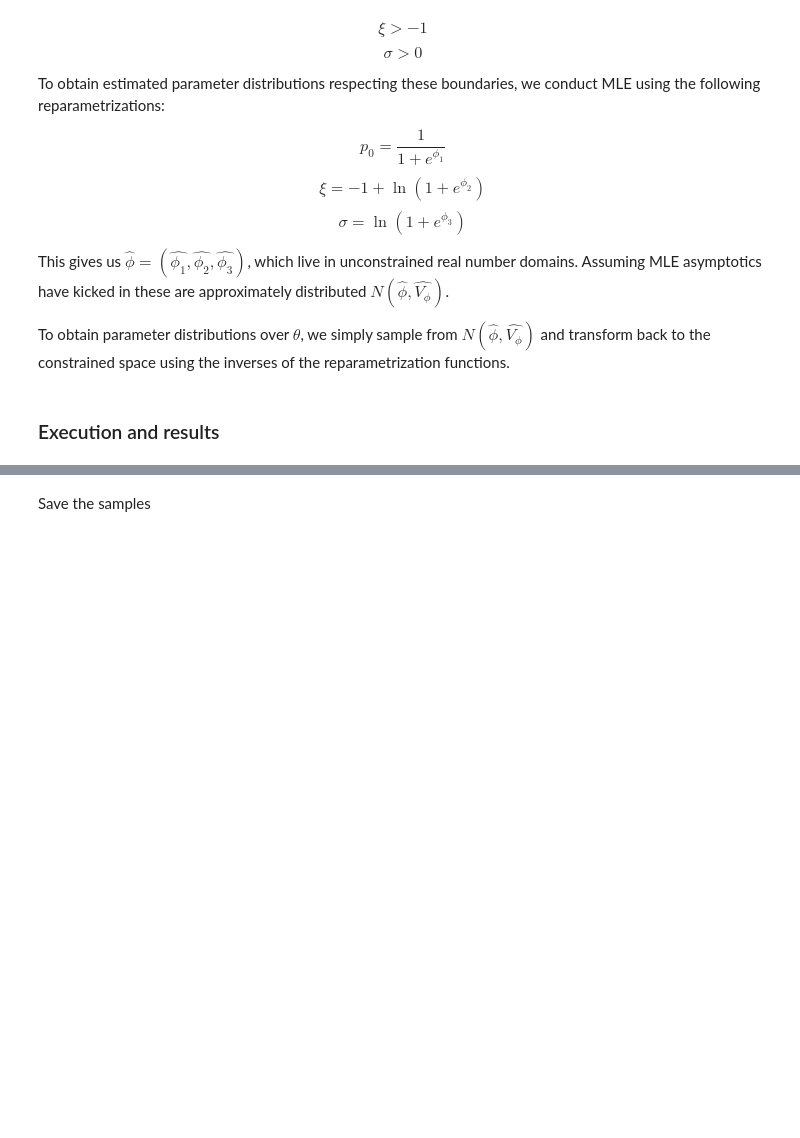
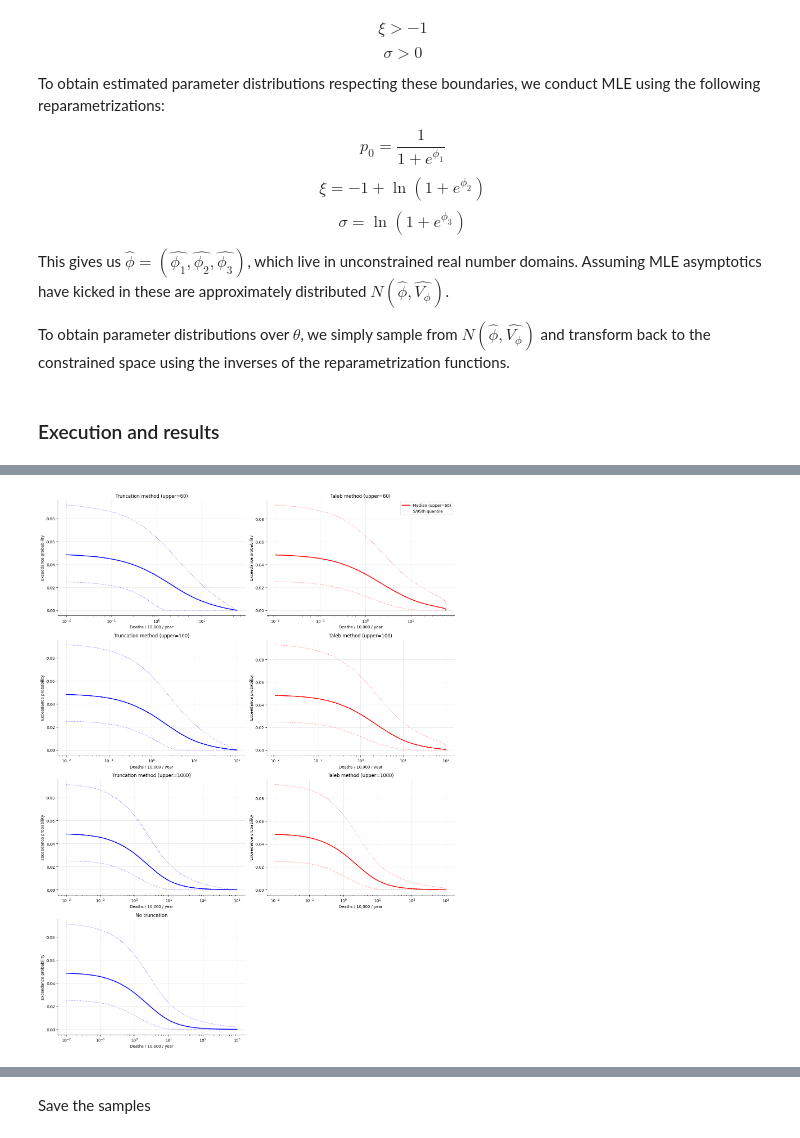
Before and after one commit to DevInnovationLab/pandemic_model_public, a Jupyter notebook: python/notebooks/35 mle_uncertainty_param_transform.ipynb, the cells around one changed output, grey strips where cells are left out. Drawn from its saved outputs; the diff is of its cells as text; code cells hidden in the pictures; blank space fills up the shorter version.

```diff
--- a/python/notebooks/35 mle_uncertainty_param_transform.ipynb
+++ b/python/notebooks/35 mle_uncertainty_param_transform.ipynb
@@ -337,0 +421,99 @@ plt.savefig("../../output/severity_distributions/allrisk_base_exceedance_fn.jpg"
+# %%
+# Create figure with n x 2 subplots where n is number of upper bounds
+n_upper_bounds = len(param_samples)
+fig, axes = plt.subplots(n_upper_bounds, 2, figsize=(15, 5*n_upper_bounds))
+
+# Plot for each upper bound result
+for i, samples in enumerate(param_samples):
+    upper = samples['upper_bound']
+    trunc_p_draws = samples['trunc_p_draws']
+    trunc_xi_draws = samples['trunc_xi_draws']
+    trunc_sigma_draws = samples['trunc_sigma_draws']
+
+    # Get Taleb parameter draws if available
+    taleb_p_draws = samples['taleb_p_draws']
+    taleb_xi_draws = samples['taleb_xi_draws']
+    taleb_sigma_draws = samples['taleb_sigma_draws']
+
+    upper_x = upper if upper is not None else 1000
+    x = np.logspace(np.log10(THRESHOLD), np.log10(upper_x), 1000)
+    x_mat = np.tile(x, (n_samples, 1))
+
+    # Calculate survival functions for each sample with truncation
+    if upper is not None:
+        # Calculate CDF at upper bound for normalization
+        upper_cdf = genpareto.cdf(upper, trunc_xi_draws, loc=THRESHOLD, scale=trunc_sigma_draws)
+        trunc_survivals = (
+            trunc_p_draws * (1 - genpareto.cdf(
+                x_mat,
+                trunc_xi_draws,
+                loc=THRESHOLD,
+                scale=trunc_sigma_draws
+            ) / (upper_cdf))
+        )
+    else:
+        trunc_survivals = (
+            trunc_p_draws * genpareto.sf(
+                x_mat,
+                trunc_xi_draws,
+                loc=THRESHOLD,
+                scale=trunc_sigma_draws
+            )
+        )
+
+    # Calculate percentiles for credible intervals
+    trunc_percentiles = np.percentile(trunc_survivals, [5, 50, 95], axis=0)
+
+    # Plot on left subplot (truncated)
+    axes[i,0].plot(x, trunc_percentiles[1], '-', linewidth=2,
+             label=f'Median (upper={upper:.0f})' if upper is not None else 'Median (no truncation)', color='blue')
+    axes[i,0].plot(x, trunc_percentiles[0], ':', alpha=0.5, color='blue')
+    axes[i,0].plot(x, trunc_percentiles[2], ':', alpha=0.5, color='blue')
+
+    # For Taleb transform, create thresholds over positive domain
+
+    # Calculate survival functions with Taleb transformed thresholds
+    if upper is not None and taleb_p_draws is not None:
+        transformed_thresholds_mat = taleb_transform(x_mat, THRESHOLD, upper)
+
+        taleb_survivals = (
+            taleb_p_draws * (1 - genpareto.cdf(
+                transformed_thresholds_mat,
+                taleb_xi_draws,
+                loc=THRESHOLD,
+                scale=taleb_sigma_draws
+            ))
+        )
+
+        # Calculate percentiles for transformed
+        taleb_percentiles = np.percentile(taleb_survivals, [5, 50, 95], axis=0)
+
+        # Plot on right subplot (Taleb transformed)
+        axes[i,1].plot(x, taleb_percentiles[1], '-', linewidth=2,
+                 label=f'Median (upper={upper:.0f})', color='red')
+        axes[i,1].plot(x, taleb_percentiles[0], ':', alpha=0.5, color='red', label='5/95th quantile')
+        axes[i,1].plot(x, taleb_percentiles[2], ':', alpha=0.5, color='red')
+    else:
+        axes[i,1].set_visible(False)
+
+    for j in range(2):
+        axes[i,j].set_xscale('log')
+        axes[i,j].grid(True, alpha=0.3)
+        axes[i,j].set_xlabel('Deaths / 10,000 / year')
+        axes[i,j].set_ylabel('Exceedance probability')
+        # Only add legend to first subplot
+        if j == 1 and i == 0:
+            # Add single handle for both quantile lines
+            axes[i,j].legend()
+        axes[i,j].spines['top'].set_visible(False)
+        axes[i,j].spines['right'].set_visible(False)
+
+    # Set titles
+    axes[i,0].set_title(f'Truncation method (upper={upper:.0f})' if upper is not None else 'No truncation')
+    axes[i,1].set_title(f'Taleb method (upper={upper:.0f})' if upper is not None else 'No transformation')
+
+plt.tight_layout()
+plt.show()
+plt.savefig("../../output/severity_distributions/allrisk_base_exceedance_fn_grid.jpg", dpi=400)
+# %% [output]
+[figure, added]
```
Also changed, not shown: parts of 14 cells of this notebook.
